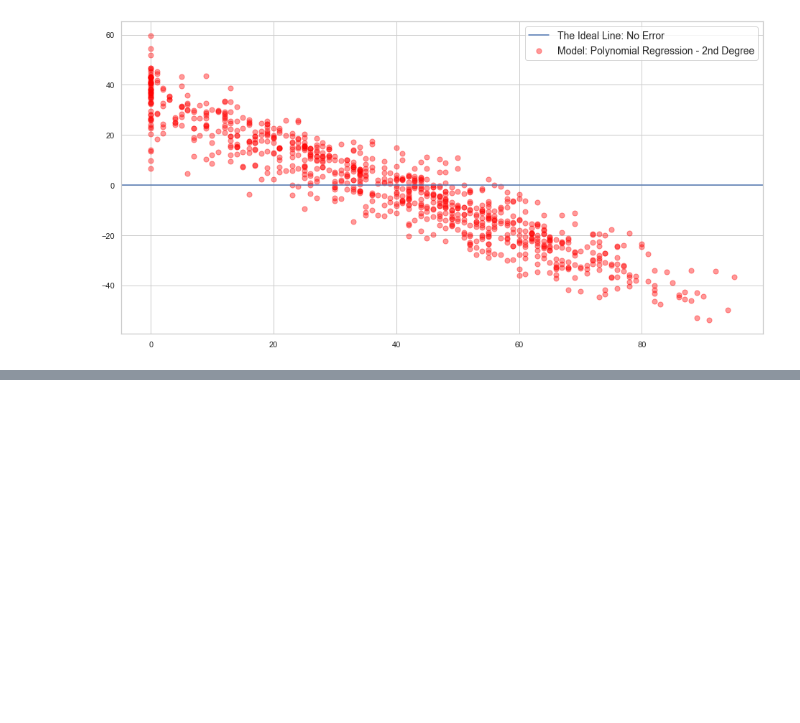
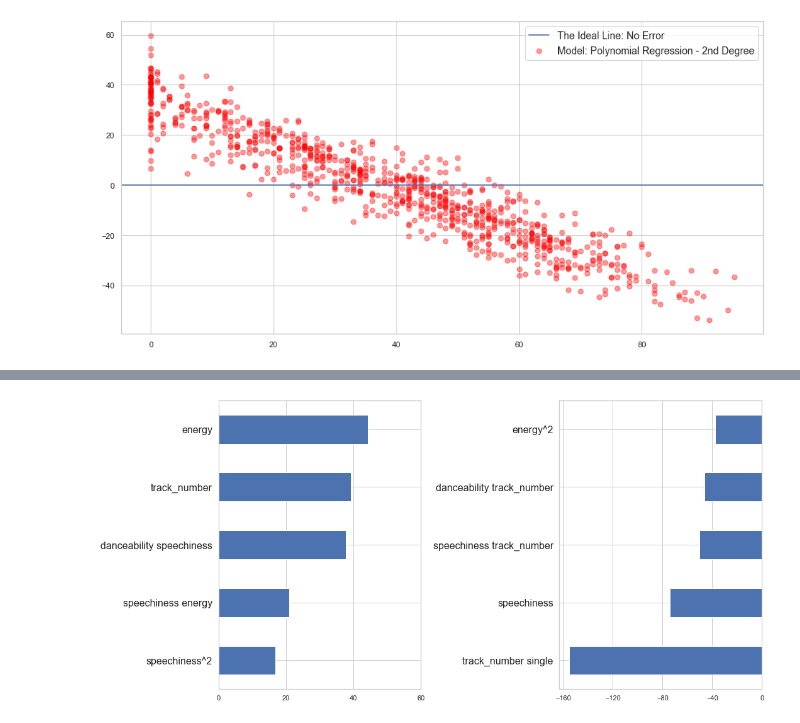
Before and after one commit to SpotiScryers/SpotiScry, a Jupyter notebook: brandon_modeling.ipynb, the cells around one changed output, grey strips where cells are left out. Saved outputs shown, nothing was run; the diff lists cells and outputs as text; code cells hidden in the pictures; blank space fills up the shorter version.

Commit message:
visual update

```diff
--- a/brandon_modeling.ipynb
+++ b/brandon_modeling.ipynb
@@ -730,0 +701,8 @@ plt.show()
+# %%
+feature_importances.index = feature_importances.index + 1
+# %%
+feature_importances.reset_index(inplace=True)
+# %%
+feature_importances.rename(columns={'level_0':'rank'}, inplace=True)
+# %%
+feature_importances.set_index('index', inplace=True)
@@ -730,0 +729,17 @@ plt.show()
+# %%
+plt.figure(figsize=(15,7))
+
+plt.subplot(121)
+feature_importances.importance.head(5).sort_values(ascending=True).plot(kind='barh')
+plt.ylabel('')
+plt.yticks(size=16)
+plt.xticks([0, 20, 40, 60])
+
+plt.subplot(122)
+feature_importances.importance.tail(5).sort_values(ascending=True).plot(kind='barh')
+plt.ylabel('')
+plt.yticks(size=16)
+plt.xticks([0, -40, -80, -120, -160])
+plt.tight_layout()
+# %% [output]
+[figure, added]
```
Also changed, not shown: parts of 10 cells of this notebook.
